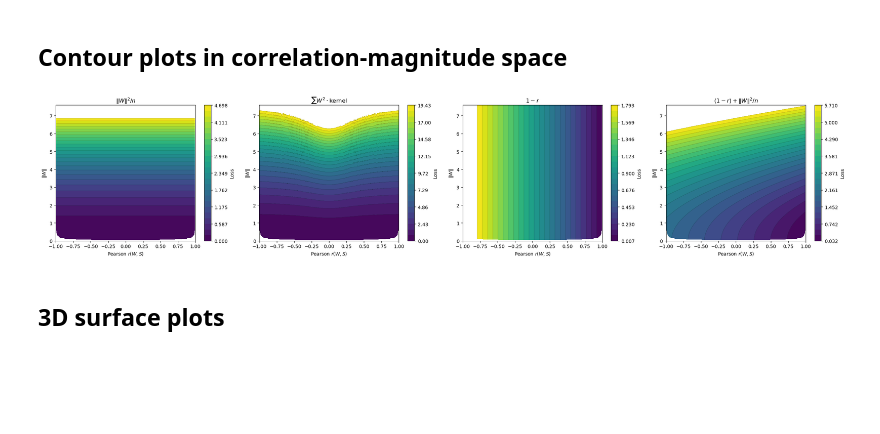
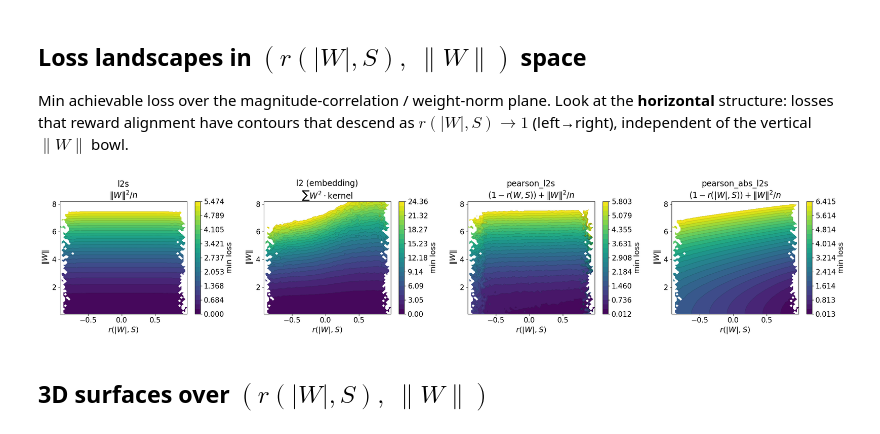
Before and after one commit to LindenParkesLab/neuro_rnn, a Jupyter notebook: scripts/visualize_loss_landscape.ipynb, the cells around one changed output. Cells and saved outputs as stored; diff of their text form; code cells hidden in the pictures; blank space fills up the shorter version.

```diff
--- a/scripts/visualize_loss_landscape.ipynb
+++ b/scripts/visualize_loss_landscape.ipynb
@@ -126,0 +183,18 @@ for name in Z_rm:
+# %%
+# --- Loss at ||W||=1 vs r(|W|,S) (min-max normalized) ---
+ra_c = 0.5 * (ra_edges[:-1] + ra_edges[1:])
+fig, ax = plt.subplots(figsize=(8, 5))
+
+for name in LOSS_NAMES:
+    med, _, _ = binned_statistic(r_abs, unit_loss[name], statistic='median', bins=ra_edges)
+    mn, mx = np.nanmin(med), np.nanmax(med)
+    norm = (med - mn) / (mx - mn) if mx > mn else np.zeros_like(med)
+    ax.plot(ra_c, norm, lw=3, marker='o', ms=4, label=name)
+
+ax.set_xlabel(r'magnitude correlation  $r(|W|, S)$')
+ax.set_ylabel(r'normalized loss at $\|W\|=1$')
+ax.set_title('Downward slope = rewards higher $r(|W|, S)$')
+ax.grid(alpha=0.3)
+ax.legend(frameon=True, loc='best')
+plt.tight_layout()
+plt.show()
@@ -127,29 +203,24 @@ for name in Z_rm:
 # %% [markdown]
-## Contour plots in correlation-magnitude space
+## Loss landscapes in $(r(|W|, S),\ \|W\|)$ space
+
+Min achievable loss over the magnitude-correlation / weight-norm plane. Look at the **horizontal** structure: losses that reward alignment have contours that descend as $r(|W|,S) \to 1$ (left→right), independent of the vertical $\|W\|$ bowl.
 # %%
-titles = {
-    'Standard L2': r'$\|W\|^2 / n$',
-    'L2 with kernel': r'$\sum W^2 \cdot \mathrm{kernel}$',
-    'Correlation only': r'$1 - r$',
-    'Correlation + L2': r'$(1 - r) + \|W\|^2 / n$',
-}
-
 fig, axes = plt.subplots(1, 4, figsize=(24, 5))
 
-for ax, name in zip(axes, loss_fns):
-    data = Z_rm[name]
+for ax, name in zip(axes, LOSS_NAMES):
+    data = Z_ra[name]
     levels = np.linspace(np.nanmin(data), np.nanpercentile(data, 90), 25)
-    cs = ax.contourf(CG, MG, data, levels=levels, cmap='viridis')
-    ax.contour(CG, MG, data, levels=levels, colors='k', linewidths=0.3, alpha=0.5)
-    fig.colorbar(cs, ax=ax, label='Loss')
-    ax.set_xlabel(r'Pearson $r(W, S)$')
+    cs = ax.contourf(RAg, MAGg, data, levels=levels, cmap='viridis')
+    ax.contour(RAg, MAGg, data, levels=levels, colors='k', linewidths=0.3, alpha=0.5)
+    fig.colorbar(cs, ax=ax, label='min loss')
+    ax.set_xlabel(r'$r(|W|, S)$')
     ax.set_ylabel(r'$\|W\|$')
-    ax.set_title(titles[name])
+    ax.set_title(f'{name}\n{titles[name]}')
 
 plt.tight_layout()
 plt.show()
 # %% [output]
-[figure, old version]
+[figure, new version]
 # %% [markdown]
-## 3D surface plots
+## 3D surfaces over $(r(|W|, S),\ \|W\|)$
 # %%
```
Also changed, not shown: parts of 12 cells of this notebook, 3 other files.
